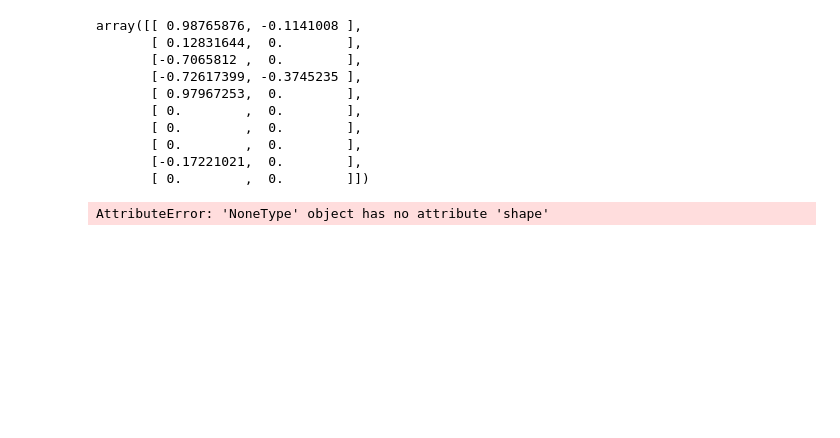
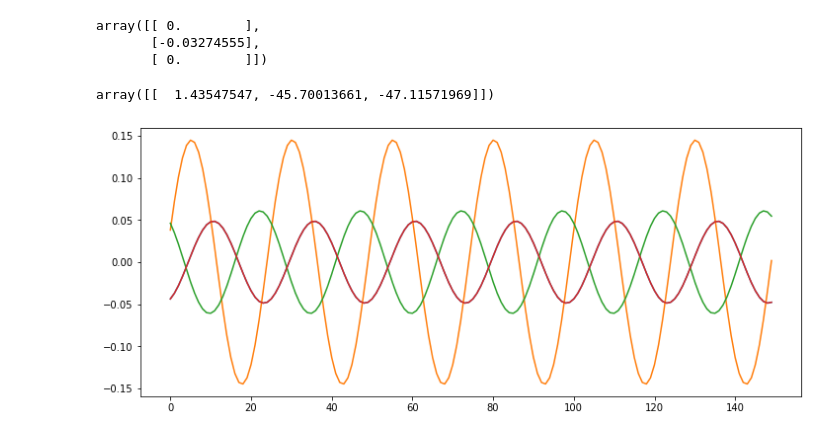
Before and after one commit to joshdey/Thesis, a Jupyter notebook: Code/test.ipynb, the cells around one changed output. Saved outputs shown, nothing was run; the diff lists cells and outputs as text; code cells hidden in the pictures; blank space fills up the shorter version.

```diff
--- a/Code/test.ipynb
+++ b/Code/test.ipynb
@@ -6 +5,3 @@ esn = sesn()
+# %%
+test = sesn(N=3, K=1, L=1)
 # %%
@@ -71,18 +31,21 @@ array([[ 0.        ,  0.        ],
 # %%
-W_fb = esn.generate_Wfb()
+W_fb = test.generate_Wfb()
 W_fb
 # %% [output]
-array([[ 0.98765876, -0.1141008 ],
-       [ 0.12831644,  0.        ],
-       [-0.7065812 ,  0.        ],
-       [-0.72617399, -0.3745235 ],
-       [ 0.97967253,  0.        ],
-       [ 0.        ,  0.        ],
-       [ 0.        ,  0.        ],
-       [ 0.        ,  0.        ],
-       [-0.17221021,  0.        ],
-       [ 0.        ,  0.        ]])
+array([[ 0.        ],
+       [-0.03274555],
+       [ 0.        ]])
-# %%
-W_out = esn.train_ESN()
-# %% [output]
-AttributeError: 'NoneType' object has no attribute 'shape'
+# %%
+sin_input = teach.sine_teacher()
+sin_output = teach.sine_teacher(length=300, dt=0.01, f=8, amp=1)
+# %%
+train = test.train_ESN(input_dat=sin_input, teacher=sin_output, around=0, order=3, washout=50, mp=True)
+train
+# %% [output]
+array([[  1.43547547, -45.70013661, -47.11571969]])
+# %%
+testrun = test.run_ESN(input_dat=sin_input,around=0, order=3,time=100)
+# %%
+test.plot_internal(nodes=[0,3])
+# %% [output]
+[figure, added]
```
Also changed, not shown: parts of 8 cells of this notebook.
